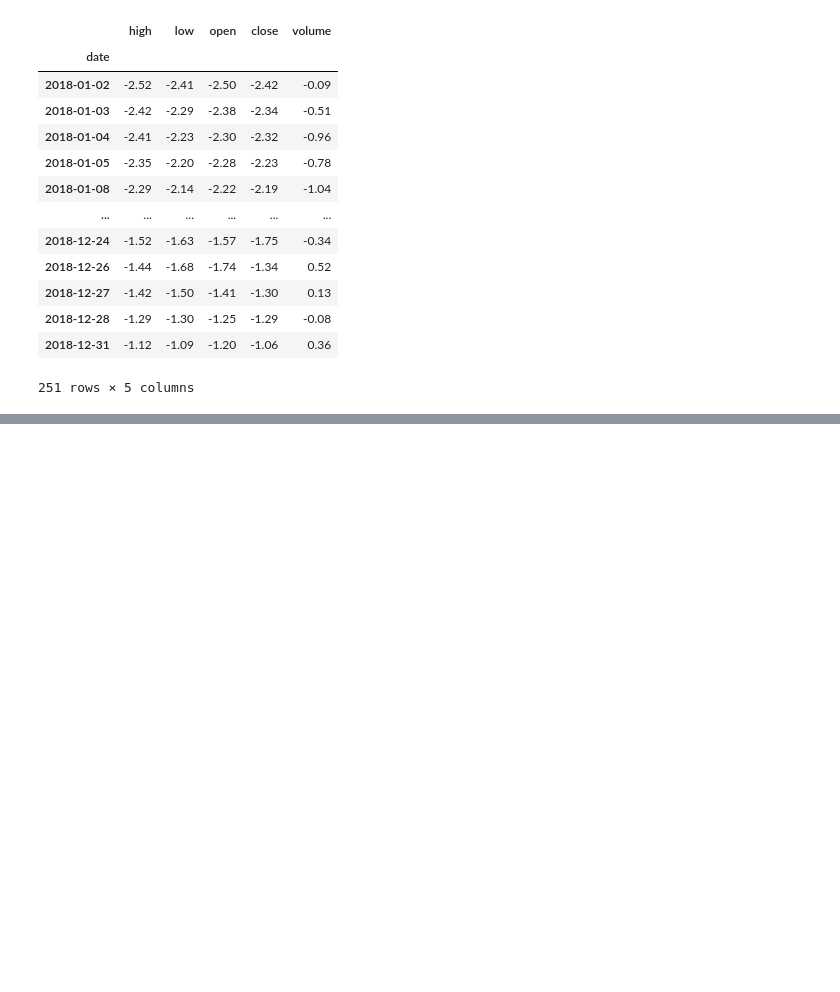
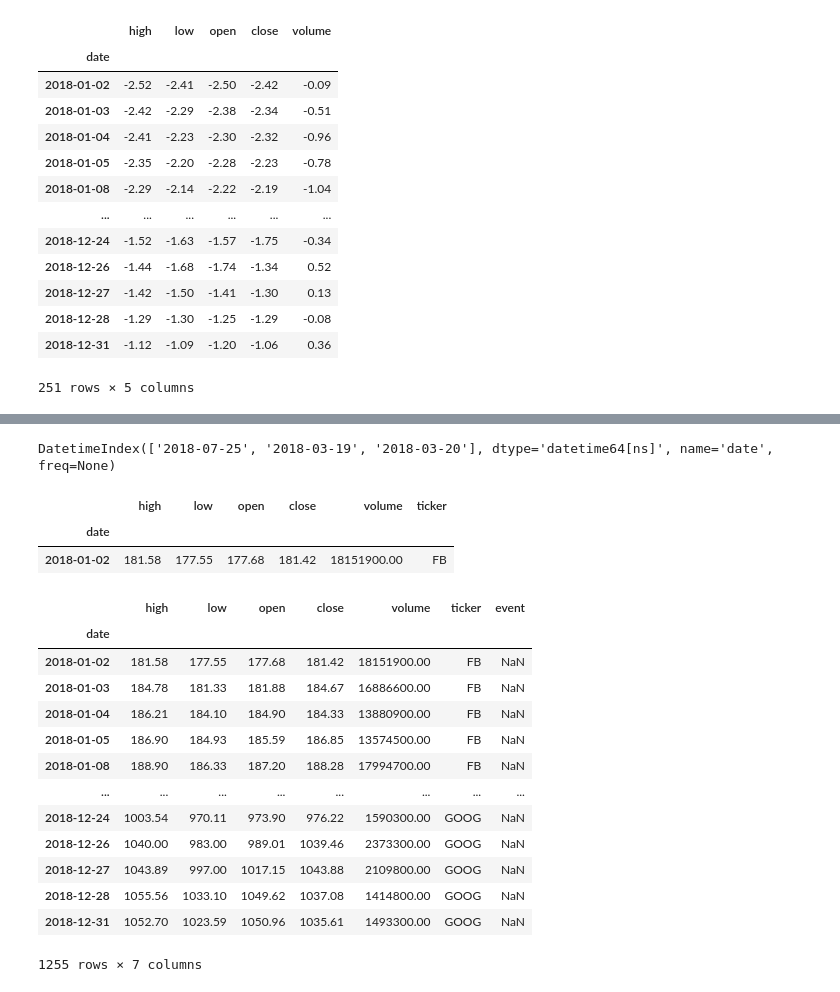
Before and after one commit to nadia-paz/ds-learning, a Jupyter notebook: data_analysis_pandas/exercises.ipynb, the cells around one changed output, grey strips where cells are left out. Saved outputs shown, nothing was run; the diff lists cells and outputs as text; code cells hidden in the pictures; blank space fills up the shorter version.

```diff
--- a/data_analysis_pandas/exercises.ipynb
+++ b/data_analysis_pandas/exercises.ipynb
@@ -368,0 +371,10 @@ nflx.apply(
+# %%
+event = pd.DataFrame({
+    'ticker':'FB',
+    'date':['2018-07-25', '2018-03-19', '2018-03-20'],
+    'event':[
+        'Disappointing user growth announced after close.',
+        'Cambridge Analytica Story.',
+        'FTC investigation.'
+    ]
+}).set_index(['date', 'ticker'])
@@ -368,0 +407,36 @@ nflx.apply(
+# %%
+event = event.reset_index()
+event.date = pd.to_datetime(event.date)
+event = event.set_index('date')
+# %%
+# converted index to datetime
+event.index
+# %% [output]
+DatetimeIndex(['2018-07-25', '2018-03-19', '2018-03-20'], dtype='datetime64[ns]', name='date', freq=None)
+# %%
+df.head(1)
+# %% [output]
+|  | high | low | open | close | volume | ticker |
+| date |  |  |  |  |  |  |
+| 2018-01-02 | 181.58 | 177.55 | 177.68 | 181.42 | 18151900.00 | FB |
+# %%
+df.reset_index().merge(event.reset_index(),
+        left_on=['date', 'ticker'],
+        right_on = ['date', 'ticker'],
+        how='outer')\
+            .set_index('date')
+# %% [output]
+|  | high | low | open | close | volume | ticker | event |
+| date |  |  |  |  |  |  |  |
+| 2018-01-02 | 181.58 | 177.55 | 177.68 | 181.42 | 18151900.00 | FB | NaN |
+| 2018-01-03 | 184.78 | 181.33 | 181.88 | 184.67 | 16886600.00 | FB | NaN |
+| 2018-01-04 | 186.21 | 184.10 | 184.90 | 184.33 | 13880900.00 | FB | NaN |
+| 2018-01-05 | 186.90 | 184.93 | 185.59 | 186.85 | 13574500.00 | FB | NaN |
+| 2018-01-08 | 188.90 | 186.33 | 187.20 | 188.28 | 17994700.00 | FB | NaN |
+| ... | ... | ... | ... | ... | ... | ... | ... |
+| 2018-12-24 | 1003.54 | 970.11 | 973.90 | 976.22 | 1590300.00 | GOOG | NaN |
+| 2018-12-26 | 1040.00 | 983.00 | 989.01 | 1039.46 | 2373300.00 | GOOG | NaN |
+| 2018-12-27 | 1043.89 | 997.00 | 1017.15 | 1043.88 | 2109800.00 | GOOG | NaN |
+| 2018-12-28 | 1055.56 | 1033.10 | 1049.62 | 1037.08 | 1414800.00 | GOOG | NaN |
+| 2018-12-31 | 1052.70 | 1023.59 | 1050.96 | 1035.61 | 1493300.00 | GOOG | NaN |
+1255 rows × 7 columns
```
Also changed, not shown: parts of 5 cells of this notebook.
